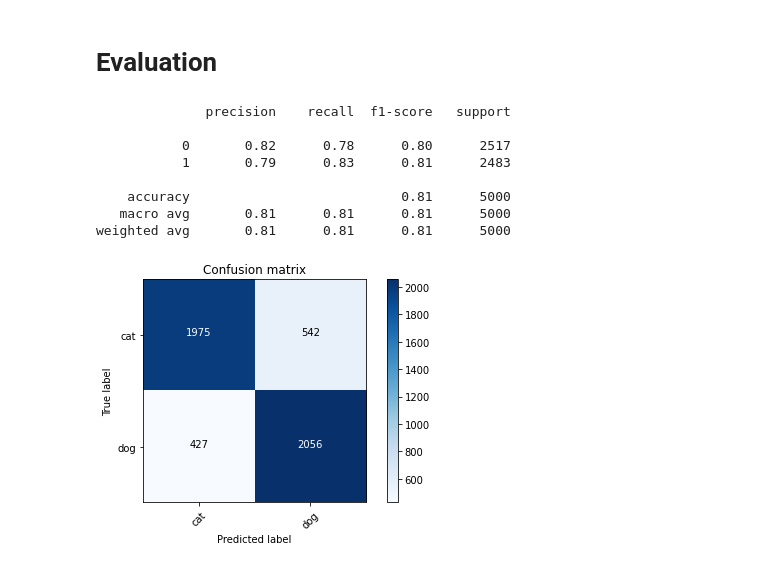
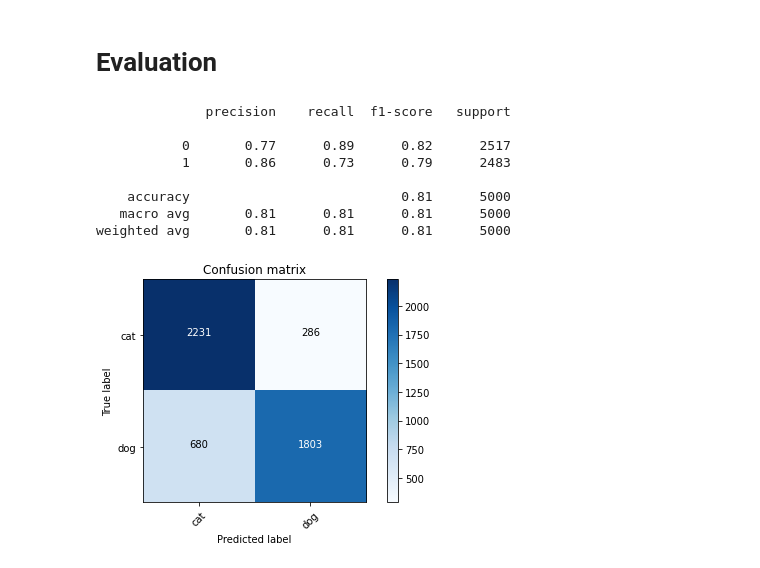
Before and after one commit to trminhnam/dogs-vs-cats, a Jupyter notebook: experiment.ipynb, the cells around one changed output. Cells and saved outputs as stored; diff of their text form; code cells hidden in the pictures.

```diff
--- a/experiment.ipynb
+++ b/experiment.ipynb
@@ -187,22 +239,23 @@ del model
 # %% [markdown]
 # Evaluation
 # %%
-model = tf.keras.models.load_model(MODEL_PATH)
+model = tf.keras.models.load_model('temp.h5')
 # %%
 y_pred = model.predict(X_test)
 y_pred = tf.argmax(y_pred, axis=1)
-print(classification_report(y_test, y_pred))
+y_true = tf.argmax(y_test, axis=1)
+print(classification_report(y_true, y_pred))
 # %% [output]
               precision    recall  f1-score   support
 
-           0       0.82      0.78      0.80      2517
-           1       0.79      0.83      0.81      2483
+           0       0.77      0.89      0.82      2517
+           1       0.86      0.73      0.79      2483
 
     accuracy                           0.81      5000
    macro avg       0.81      0.81      0.81      5000
 weighted avg       0.81      0.81      0.81      5000
 # %%
-cm = confusion_matrix(y_test, y_pred)
+cm = confusion_matrix(y_true, y_pred)
 plot_confusion_matrix(cm, classes=['cat', 'dog'])
 # %% [output]
-[figure, old version]
+[figure, new version]
```
Also changed, not shown: parts of 11 cells of this notebook, 1 other file.
